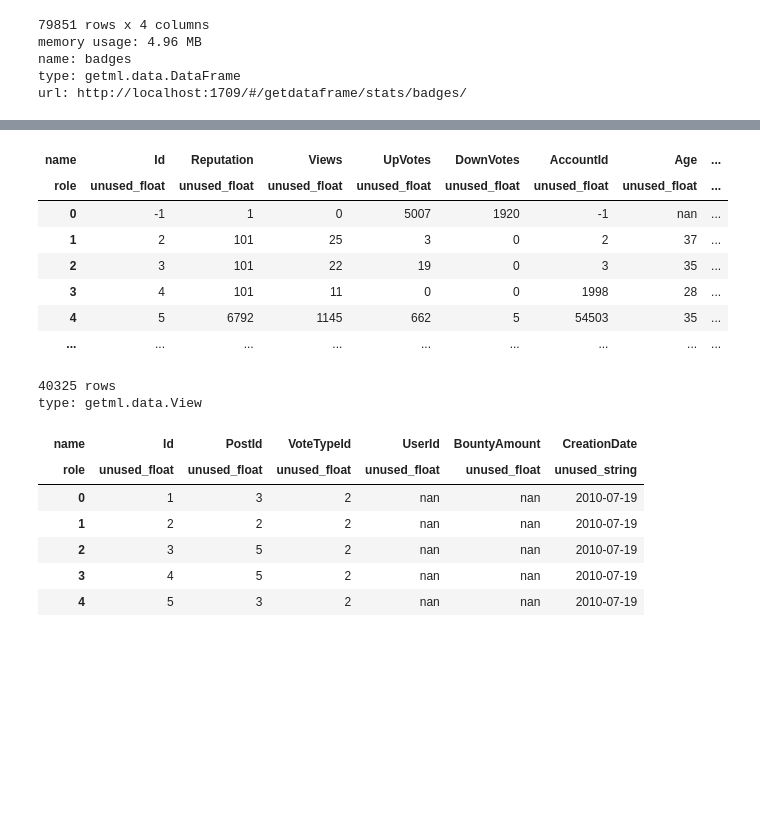
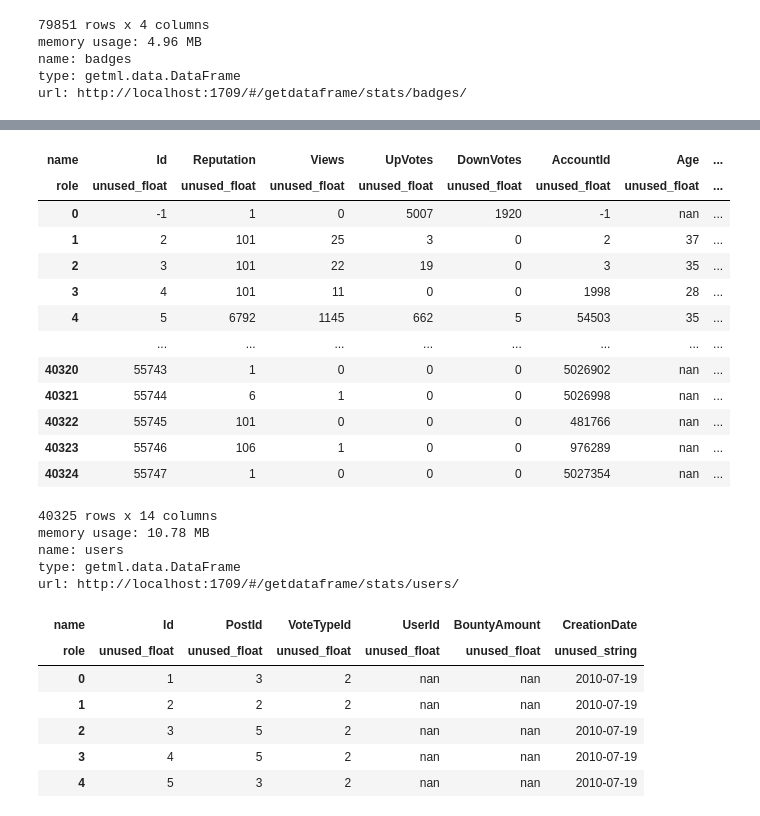
Before and after one commit to getml/getml-demo, a Jupyter notebook: stats.ipynb, the cells around one changed output, grey strips where cells are left out. Drawn from its saved outputs; the diff is of its cells as text; code cells hidden in the pictures; blank space fills up the shorter version.

```diff
--- a/stats.ipynb
+++ b/stats.ipynb
@@ -133,16 +138,24 @@ type: getml.data.View
 # %%
-users.drop("AboutMe")
+users
 # %% [output]
 | name | Id | Reputation | Views | UpVotes | DownVotes | AccountId | Age | ... |
 | role | unused_float | unused_float | unused_float | unused_float | unused_float | unused_float | unused_float | ... |
 | 0 | -1 | 1 | 0 | 5007 | 1920 | -1 | nan | ... |
 | 1 | 2 | 101 | 25 | 3 | 0 | 2 | 37 | ... |
 | 2 | 3 | 101 | 22 | 19 | 0 | 3 | 35 | ... |
 | 3 | 4 | 101 | 11 | 0 | 0 | 1998 | 28 | ... |
 | 4 | 5 | 6792 | 1145 | 662 | 5 | 54503 | 35 | ... |
-| ... | ... | ... | ... | ... | ... | ... | ... | ... |
+|  | ... | ... | ... | ... | ... | ... | ... | ... |
+| 40320 | 55743 | 1 | 0 | 0 | 0 | 5026902 | nan | ... |
+| 40321 | 55744 | 6 | 1 | 0 | 0 | 5026998 | nan | ... |
+| 40322 | 55745 | 101 | 0 | 0 | 0 | 481766 | nan | ... |
+| 40323 | 55746 | 106 | 1 | 0 | 0 | 976289 | nan | ... |
+| 40324 | 55747 | 1 | 0 | 0 | 0 | 5027354 | nan | ... |
-40325 rows
-type: getml.data.View
+40325 rows x 14 columns
+memory usage: 10.78 MB
+name: users
+type: getml.data.DataFrame
+url: http://localhost:1709/#/getdataframe/stats/users/
 # %%
 votes
 # %% [output]
```
Also changed, not shown: parts of 21 cells of this notebook.
